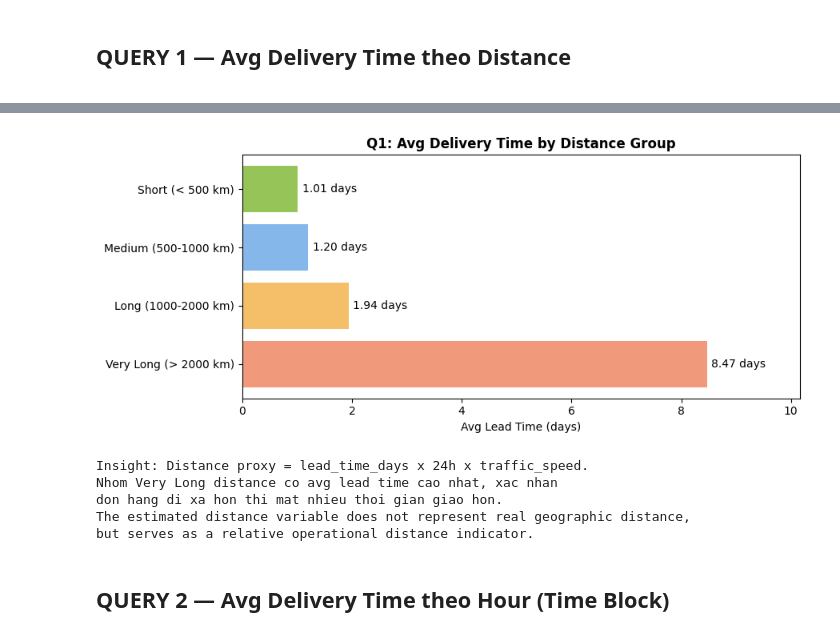
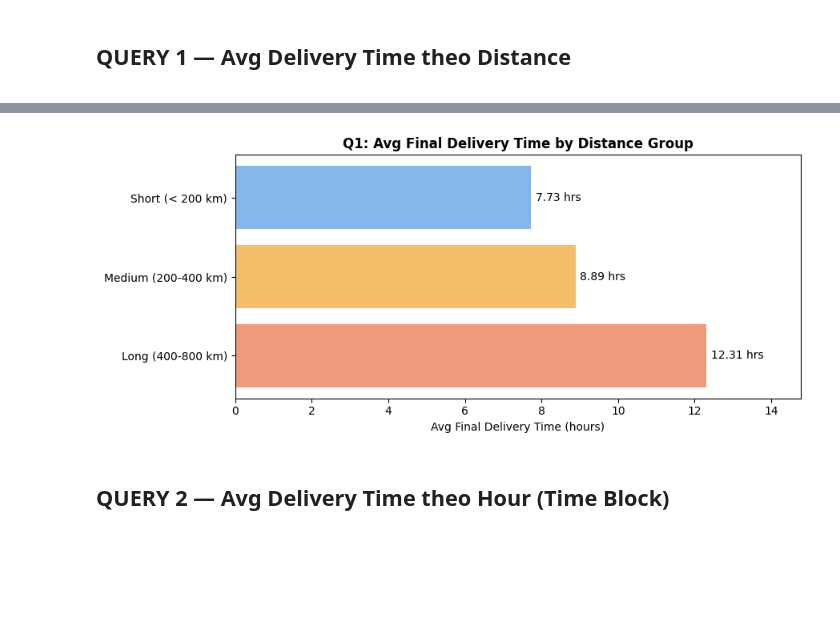
Before and after one commit to nguyennamthang56-cmd/projectshiptime, a Jupyter notebook: Data analysis with SQL.ipynb, the cells around one changed output, grey strips where cells are left out. Saved outputs shown, nothing was run; the diff lists cells and outputs as text; code cells hidden in the pictures; blank space fills up the shorter version.

```diff
--- a/Data analysis with SQL.ipynb
+++ b/Data analysis with SQL.ipynb
@@ -103,34 +100,29 @@ Sample columns: ['timestamp', 'vehicle_gps_latitude', 'vehicle_gps_longitude', '
 ## QUERY 1 — Avg Delivery Time theo Distance
 >
 # %%
-# QUERY 1: AVG DELIVERY TIME THEO DISTANCE PROXY
-# distance_proxy = lead_time_days * 24 * traffic_speed
-# Since the dataset does not contain actual travel distance or vehicle information,
-# a proxy distance feature was estimated using delivery duration and
-# traffic-related operational conditions.
+# QUERY 1: AVG DELIVERY TIME BY DISTANCE PROXY
 
 sql_q1 = """
 SELECT
     CASE
-        WHEN distance_proxy < 500  THEN 'Short (< 500 km)'
-        WHEN distance_proxy < 1000 THEN 'Medium (500-1000 km)'
-        WHEN distance_proxy < 2000 THEN 'Long (1000-2000 km)'
-        ELSE                            'Very Long (> 2000 km)'
+        WHEN distance_proxy < 200  THEN 'Short (< 200 km)'
+        WHEN distance_proxy < 400  THEN 'Medium (200-400 km)'
+        Else                            'Long (400-800 km)'
+
     END AS distance_group,
-
     COUNT(*) AS total_records,
-    ROUND(AVG(distance_proxy), 2)              AS avg_distance_proxy_km,
-    ROUND(AVG(lead_time_days), 2)              AS avg_lead_time_days,
-    ROUND(AVG(eta_variation_hours), 4)         AS avg_eta_variation_hours,
-    ROUND(AVG(delay_probability), 4)           AS avg_delay_probability,
-    ROUND(SUM(is_late) * 100.0 / COUNT(*), 2) AS late_rate_pct
+    ROUND(AVG(distance_proxy), 2)            AS avg_distance_proxy_km,
+    ROUND(AVG(final_delivery_time_hours), 2) AS avg_final_delivery_time_hours,
+    ROUND(AVG(eta_variation_hours), 4)       AS avg_eta_variation_hours,
+    ROUND(AVG(delay_probability), 4)         AS avg_delay_probability
 
 FROM (
     SELECT *,
-        CASE
-            WHEN traffic_congestion_level >= 7.0 THEN lead_time_days * 24 * 20
-            WHEN traffic_congestion_level >= 4.0 THEN lead_time_days * 24 * 30
-            ELSE                                      lead_time_days * 24 * 40
+        (12 - eta_variation_hours) AS final_delivery_time_hours,
+        (12 - eta_variation_hours) * CASE
+            WHEN traffic_congestion_level >= 7.0 THEN 20
+            WHEN traffic_congestion_level >= 4.0 THEN 30
+            ELSE 40
         END AS distance_proxy
     FROM deliveries
 ) t
@@ -141,19 +133,17 @@ ORDER BY avg_distance_proxy_km DESC
 q1 = pd.read_sql(sql_q1, conn)
 display(q1)
 
+# VISUALIZATION
 fig, ax = plt.subplots(figsize=(9, 4))
-colors = ['#F0997B', '#F5BF6A', '#85B7EB', '#97C459']
-bars = ax.barh(q1['distance_group'], q1['avg_lead_time_days'], color=colors[:len(q1)])
-ax.bar_label(bars, fmt='%.2f days', padding=4, fontsize=10)
-ax.set_xlabel('Avg Lead Time (days)')
-ax.set_title('Q1: Avg Delivery Time by Distance Group', fontweight='bold')
-ax.set_xlim(0, q1['avg_lead_time_days'].max() * 1.2)
+bars = ax.barh(
+    q1['distance_group'],
+    q1['avg_final_delivery_time_hours'],
+    color=['#F0997B', '#F5BF6A', '#85B7EB', '#97C459'][:len(q1)]
+)
+ax.bar_label(bars, fmt='%.2f hrs', padding=4, fontsize=10)
+ax.set_xlabel('Avg Final Delivery Time (hours)')
+ax.set_title('Q1: Avg Final Delivery Time by Distance Group', fontweight='bold')
+ax.set_xlim(0, q1['avg_final_delivery_time_hours'].max() * 1.2)
 plt.tight_layout()
 plt.show()
-
-print("""Insight: Distance proxy = lead_time_days x 24h x traffic_speed.
-Nhom Very Long distance co avg lead time cao nhat, xac nhan
-don hang di xa hon thi mat nhieu thoi gian giao hon.
-The estimated distance variable does not represent real geographic distance,
-but serves as a relative operational distance indicator.""")
 # %% [output]
@@ -165,9 +154,4 @@ but serves as a relative operational distance indicator.""")
-[figure, old version]
+[figure, new version]
-Insight: Distance proxy = lead_time_days x 24h x traffic_speed.
-Nhom Very Long distance co avg lead time cao nhat, xac nhan
-don hang di xa hon thi mat nhieu thoi gian giao hon.
-The estimated distance variable does not represent real geographic distance,
-but serves as a relative operational distance indicator.
 # %% [markdown]
 ## QUERY 2 — Avg Delivery Time theo Hour (Time Block)
 # %%
```
Also changed, not shown: parts of 20 cells of this notebook.
